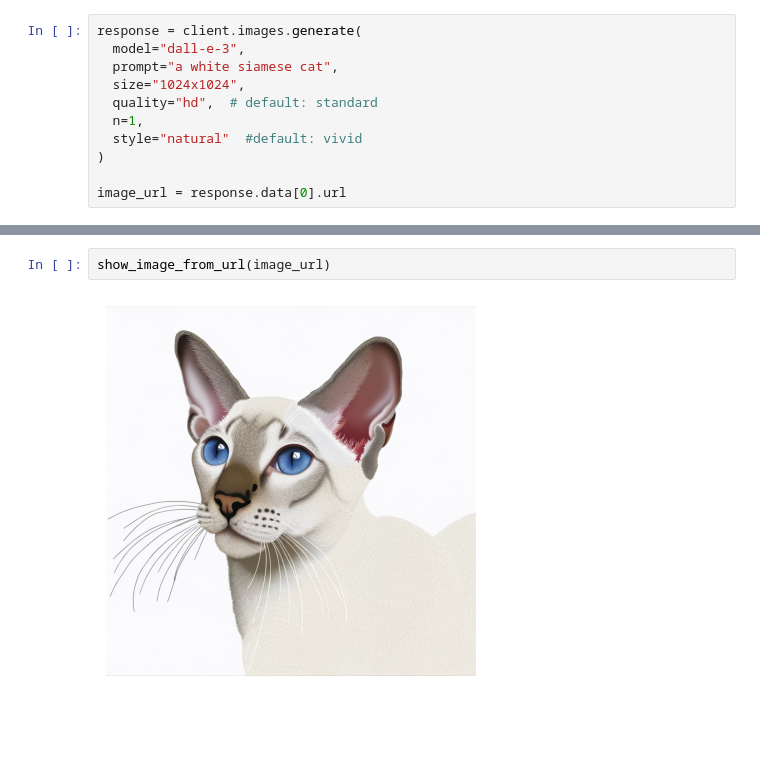
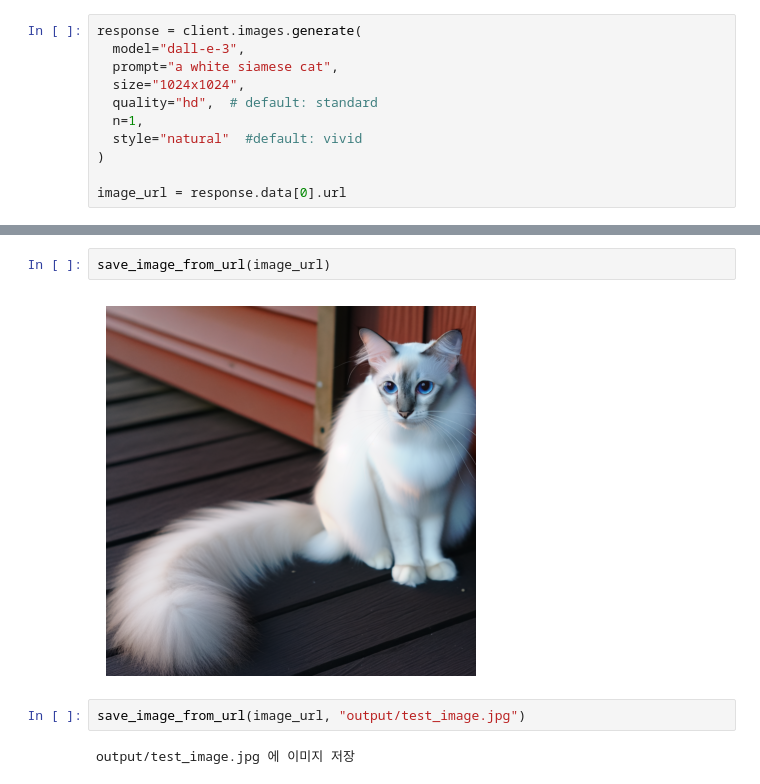
Before and after one commit to ironmanciti/OpenAI_API, a Jupyter notebook: 400_Image_Generation.ipynb, the cells around one changed output, grey strips where cells are left out. Saved outputs shown, nothing was run; the diff lists cells and outputs as text; blank space fills up the shorter version.

```diff
--- a/400_Image_Generation.ipynb
+++ b/400_Image_Generation.ipynb
@@ -101,4 +94,8 @@ image_url
 # %%
-show_image_from_url(image_url)
+save_image_from_url(image_url)
 # %% [output]
-[figure, old version]
+[figure, new version]
+# %%
+save_image_from_url(image_url, "output/test_image.jpg")
+# %% [output]
+output/test_image.jpg 에 이미지 저장
```
Also changed, not shown: parts of 7 cells of this notebook, 26 other files.
